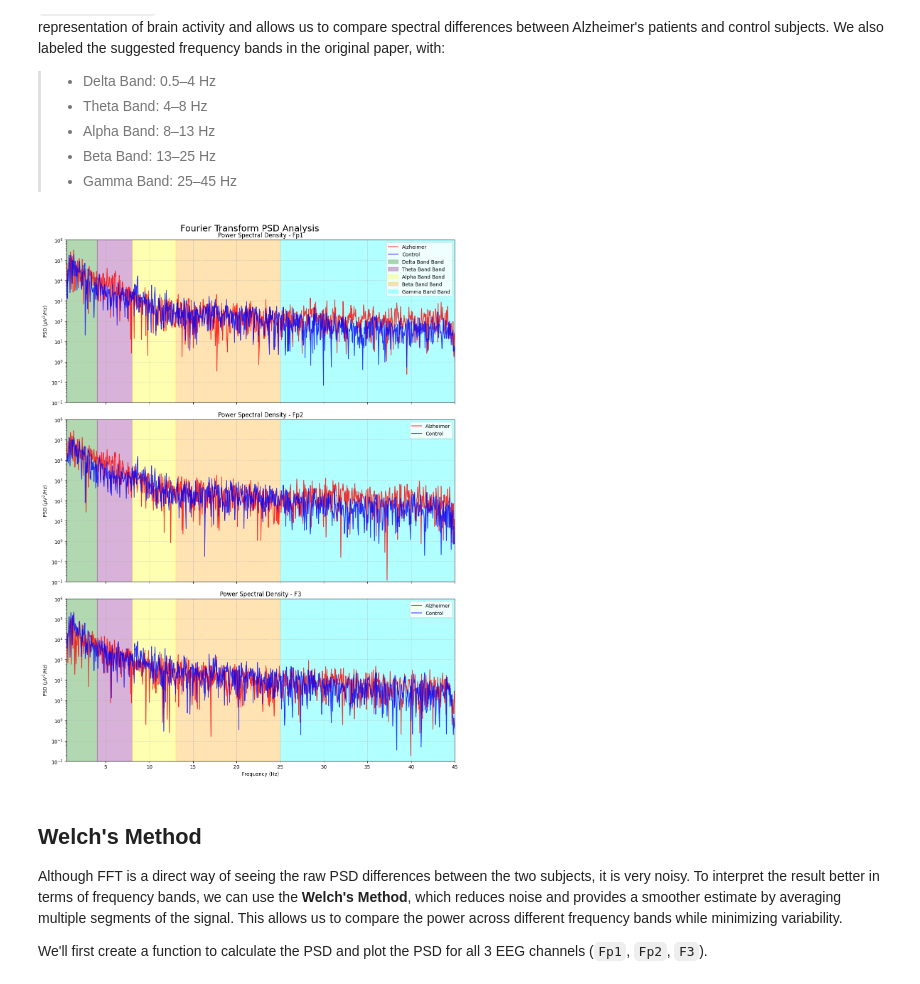
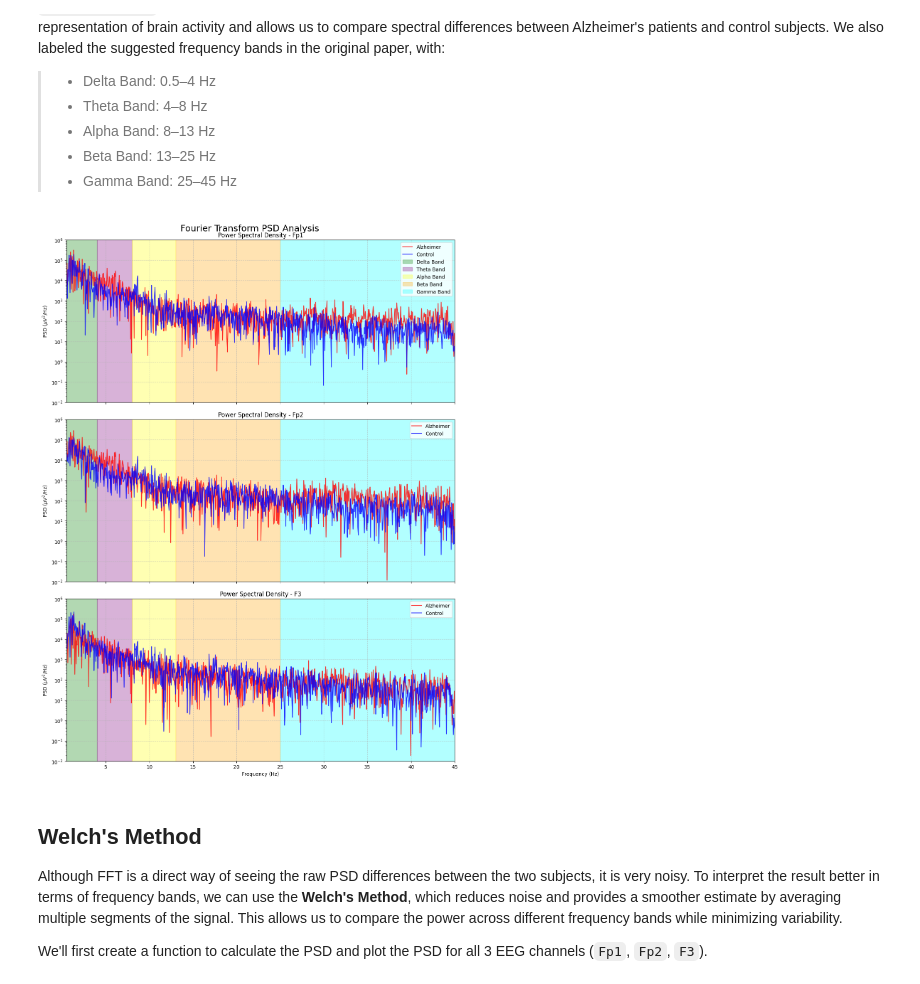
Before and after one commit to Aaron3963/COGS118C_Project, a Jupyter notebook: project.ipynb, the cells around one changed output. Saved outputs shown, nothing was run; the diff lists cells and outputs as text; code cells hidden in the pictures.

Commit message:
Typo in graph

```diff
--- a/project.ipynb
+++ b/project.ipynb
@@ -216,44 +216,44 @@ def plot_psd(ax, freqs_AD, psd_AD, freqs_control, psd_control, xlim, ylim, title
     ax.set_ylabel(r"PSD ($\mu V^2$/Hz)")
     ax.set_title(f"Power Spectral Density - {title}")
 
-    bands = {"Delta Band": (0.5, 4, 'green'),
-            "Theta Band": (4, 8, 'purple'),
-            "Alpha Band": (8, 13, 'yellow'),
-            "Beta Band":  (13, 25, 'orange'),
-            "Gamma Band": (25, 45, 'cyan')}
+    bands = {"Delta": (0.5, 4, 'green'),
+            "Theta": (4, 8, 'purple'),
+            "Alpha": (8, 13, 'yellow'),
+            "Beta":  (13, 25, 'orange'),
+            "Gamma": (25, 45, 'cyan')}
 
     for name, (low, high, color) in bands.items():
         ax.axvspan(low, high, color=color, alpha=0.3, label=f'{name} Band' if title == "Fp1" else "")
 
     ax.legend()
     ax.grid(linestyle="--", alpha=0.6)
     ax.set_yscale('log')
     ax.set_xlim(xlim)
     ax.set_ylim(ylim)
 
 freqs_Fp1_AD, psd_Fp1_AD = compute_psd_fft(df_AD_FIRfiltered["Fp1"].values, F_s)
 freqs_Fp1_control, psd_Fp1_control = compute_psd_fft(df_control_FIRfiltered["Fp1"].values, F_s)
 
 freqs_Fp2_AD, psd_Fp2_AD = compute_psd_fft(df_AD_FIRfiltered["Fp2"].values, F_s)
 freqs_Fp2_control, psd_Fp2_control = compute_psd_fft(df_control_FIRfiltered["Fp2"].values, F_s)
 
 freqs_F3_AD, psd_F3_AD = compute_psd_fft(df_AD_FIRfiltered["F3"].values, F_s)
 freqs_F3_control, psd_F3_control = compute_psd_fft(df_control_FIRfiltered["F3"].values, F_s)
 
 
 fig, axes = plt.subplots(3, 1, figsize=(12, 16), sharex=True)
 
 plot_psd(axes[0], freqs_Fp1_AD, psd_Fp1_AD, freqs_Fp1_control, psd_Fp1_control, (0.5, 45), (1e-2, 1e6), "Fp1")
 plot_psd(axes[1], freqs_Fp2_AD, psd_Fp2_AD, freqs_Fp2_control, psd_Fp2_control, (0.5, 45), (1e-2, 1e6), "Fp2")
 plot_psd(axes[2], freqs_F3_AD, psd_F3_AD, freqs_F3_control, psd_F3_control, (0.5, 45), (1e-2, 1e6), "F3")
 
 axes[2].set_xlabel("Frequency (Hz)")
 
 fig.suptitle("Fourier Transform PSD Analysis", fontsize=18)
 plt.tight_layout()
 plt.show()
 # %% [output]
-[figure, old version]
+[figure, new version]
 # %% [markdown]
 ## Welch's Method
 
```
Also changed, not shown: parts of 3 cells of this notebook.
